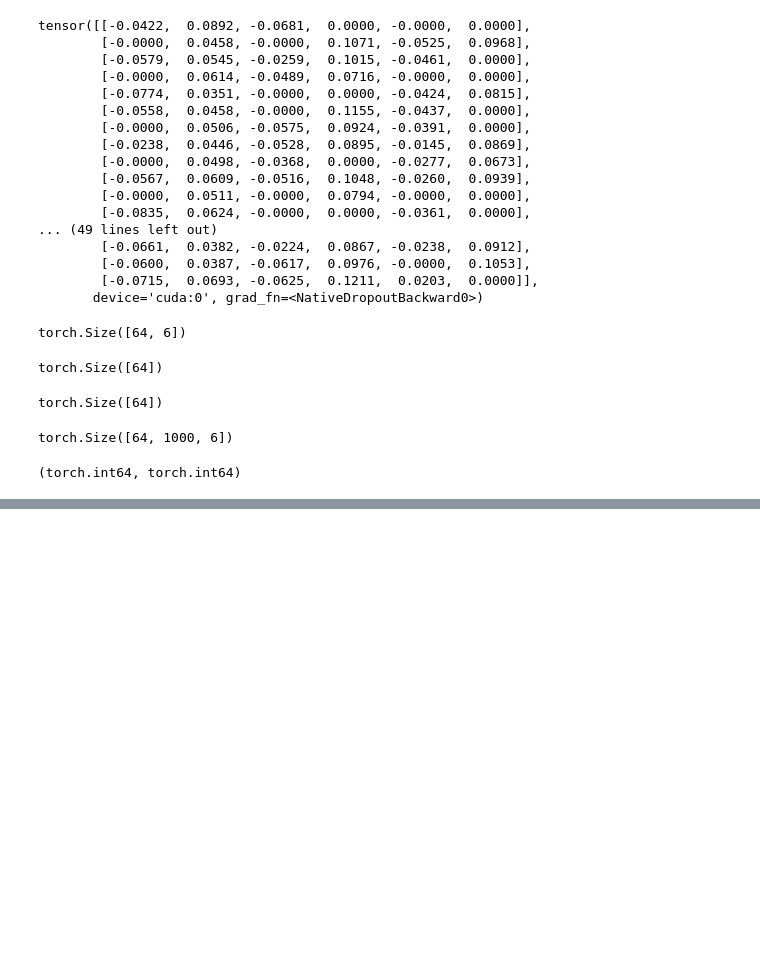
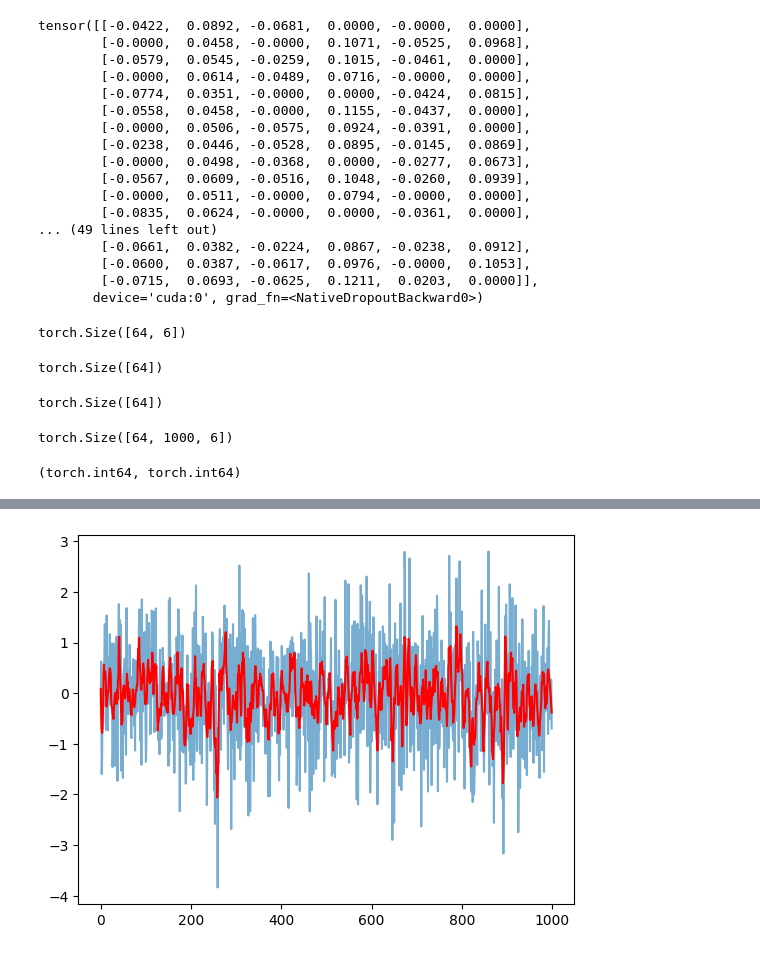
Before and after one commit to joonas-yoon/practice-lstm, a Jupyter notebook: practice.ipynb, the cells around one changed output, grey strips where cells are left out. Drawn from its saved outputs; the diff is of its cells as text; code cells hidden in the pictures; blank space fills up the shorter version.

```diff
--- a/practice.ipynb
+++ b/practice.ipynb
@@ -283,0 +307,9 @@ RuntimeError: element 0 of tensors does not require grad and does not have a gra
+# %%
+batch_e1 = input_tensor[0, :, 0]
+batch_e1_cpu = batch_e1.detach().cpu().numpy()
+x = np.arange(len(batch_e1_cpu))
+plt.plot(x, batch_e1_cpu, alpha=0.6)
+plt.plot(x, smoothen(batch_e1_cpu, 10, 3), color='red')
+plt.show()
+# %% [output]
+[figure, added]
```
Also changed, not shown: parts of 6 cells of this notebook.
